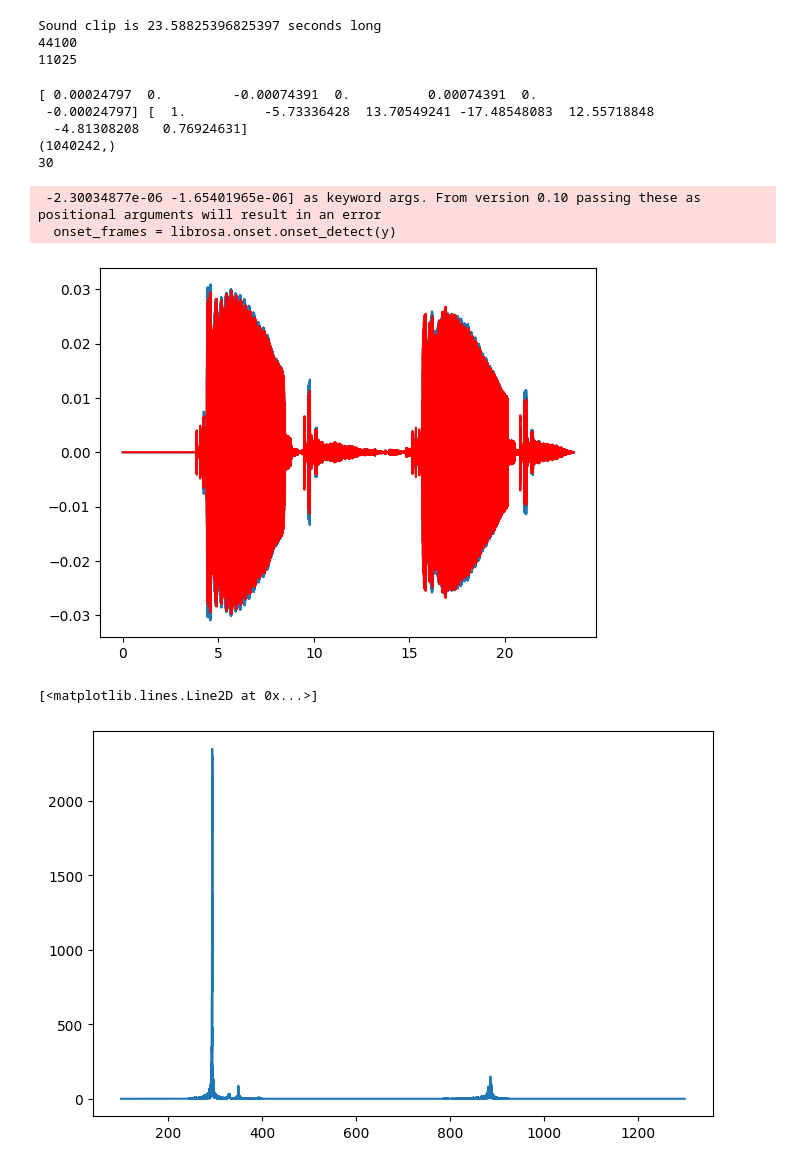
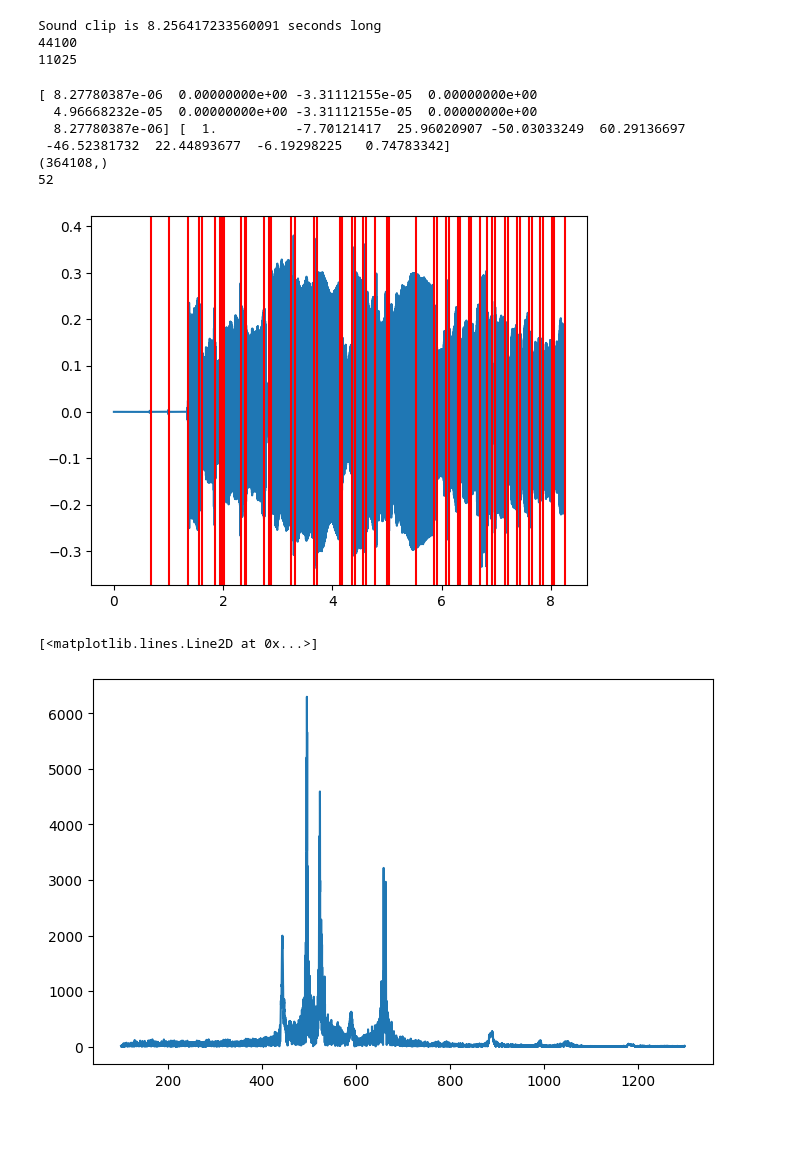
Before and after one commit to Tudor73/Licenta, a Jupyter notebook: test2.ipynb, the cells around one changed output. Saved outputs shown, nothing was run; the diff lists cells and outputs as text; code cells hidden in the pictures; blank space fills up the shorter version.

Commit message:
tested more recordings and automated the tests

```diff
--- a/test2.ipynb
+++ b/test2.ipynb
@@ -1,18 +1,15 @@
 # %%
-from scipy.io import wavfile
 import matplotlib.pyplot as plt
 import numpy as np
 from scipy.signal import butter, lfilter, cheby1
 
-import os
 import librosa
-import math
 
 NOTE_NAMES = ["A", "A#", "B", "C", "C#", "D", "D#", "E", "F", "F#", "G", "G#"]
 
 
 
-y, fs = librosa.load("test-mono.wav", sr=None)
+y, fs = librosa.load("inputs/505.wav", sr=None)
 
 y = librosa.to_mono(y)
 
@@ -29,60 +26,86 @@ print(window_size)
 # f0 = librosa.pyin(y, fmin=librosa.note_to_hz('C2'), fmax=librosa.note_to_hz('C7'))
 # print(f0)
 # %% [output]
-Sound clip is 23.58825396825397 seconds long
+Sound clip is 8.256417233560091 seconds long
 44100
 11025
 # %%
 
 
-order = 3
-low = 80.0
-high= 1000.0
-# b,a = cheby1(order, 10, [low, high], fs=fs, btype='band')
+order = 4
+low = 120.0
+high= 900.0
 b,a = butter(order, [low, high], fs=fs, btype='band')
+# b,a = butter(order, [low, high], fs=fs, btype='band')
 print(b, a)
 
+
+
+# fft_frequencies = np.fft.rfftfreq(len(y), 1/fs)
+# sound_fft = np.fft.rfft(y)
+
+# sound_fft_abs = np.abs(sound_fft)
+
+# low = 60.0
+
+# is_higher = sound_fft_abs > low
+
+# freq_higher_than_low =  is_higher * sound_fft
+
+
+# signal_without_noise = np.fft.irfft(freq_higher_than_low)
+
+y[np.abs(y) < 0.05] = 0
+
 filtered_sound = lfilter(b, a ,y)
+y = filtered_sound
+
+
+
 
 onset_frames = librosa.onset.onset_detect(y)
-onset_times = librosa.frames_to_time(onset_frames)
 onset_samples = librosa.frames_to_samples(onset_frames)
 
 
 print(y.shape)
 
 print(len(onset_samples))
 
-time_disc = np.linspace(0, len(filtered_sound)/ fs, num=len(filtered_sound))
+time_disc = np.linspace(0, len(y)/ fs, num=len(y))
 plt.plot(time_disc,y)
-plt.plot(time_disc, filtered_sound, color="red")
+# plt.plot(time_disc, filtered_sound, color="red")
 # y = filtered_sound
+
+
+for sample in onset_samples:
+    plt.axvline(x=sample/fs, color="red")
+
 # for sample in onset_samples:
 #     plt.axvline(x = sample/fs, color= 'red')
 
 # for i in range(len(onset_samples)-5):
 #     plt.figure(figsize=(10,6))
 #     start = onset_samples[i]
 #     end = onset_samples[i+1]
 #     plt.plot(time_disc[start:end+1], y[start:end+1])
 #     plt.axvline(x = start/fs, color= 'red')
 #     plt.axvline(x = end/fs, color= 'red')
 
 plt.show()
 # %% [output]
-[ 0.00024797  0.         -0.00074391  0.          0.00074391  0.
- -0.00024797] [  1.          -5.73336428  13.70549241 -17.48548083  12.55718848
-  -4.81308208   0.76924631]
-(1040242,)
-30
+[ 8.27780387e-06  0.00000000e+00 -3.31112155e-05  0.00000000e+00
+  4.96668232e-05  0.00000000e+00 -3.31112155e-05  0.00000000e+00
+  8.27780387e-06] [  1.          -7.70121417  25.96020907 -50.03033249  60.29136697
+ -46.52381732  22.44893677  -6.19298225   0.74783342]
+(364108,)
+52
- -2.30034877e-06 -1.65401965e-06] as keyword args. From version 0.10 passing these as positional arguments will result in an error
-  onset_frames = librosa.onset.onset_detect(y)
-[figure, old version]
+[figure, new version]
 # %%
 fft_frequencies = np.fft.rfftfreq(len(y), 1/fs)
 sound_fft = np.fft.rfft(y)
 
 # maxim = np.max(np.abs(sound_fft))
+# thresholding
 
 plt.figure(figsize=(8,5))
 plt.plot(np.where((fft_frequencies > 100) & (fft_frequencies < 1300), fft_frequencies, None) , np.abs(sound_fft))
@@ -95,4 +118,4 @@ plt.plot(np.where((fft_frequencies > 100) & (fft_frequencies < 1300), fft_freque
 # plt.plot(np.where((fft_frequencies > 100) & (fft_frequencies < 1000), fft_frequencies, None) , np.abs(sound_fft)/maxim)
 # %% [output]
 [<matplotlib.lines.Line2D at 0x...>]
-[figure, old version]
+[figure, new version]
```
Also changed, not shown: parts of 2 cells of this notebook, 21 other files.
